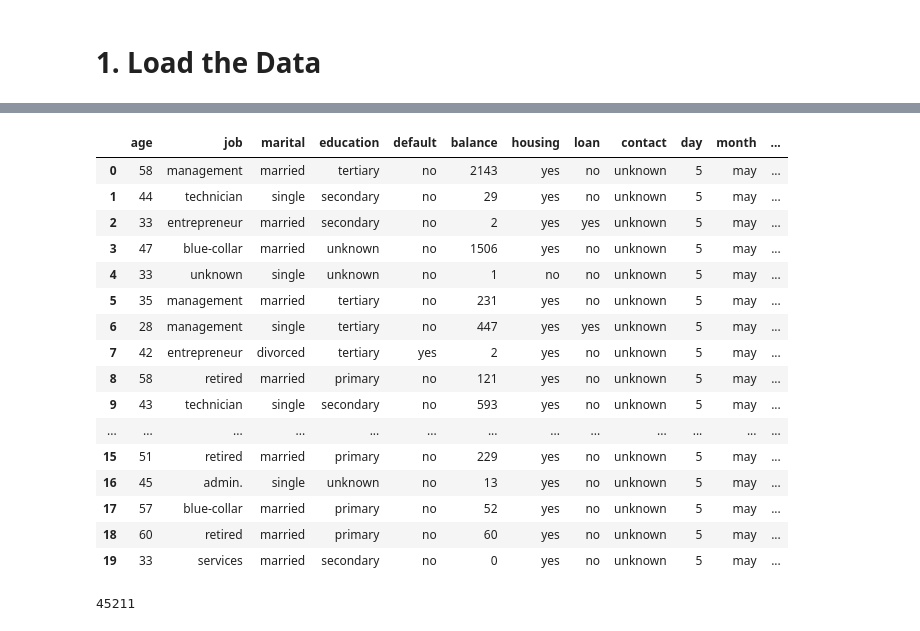
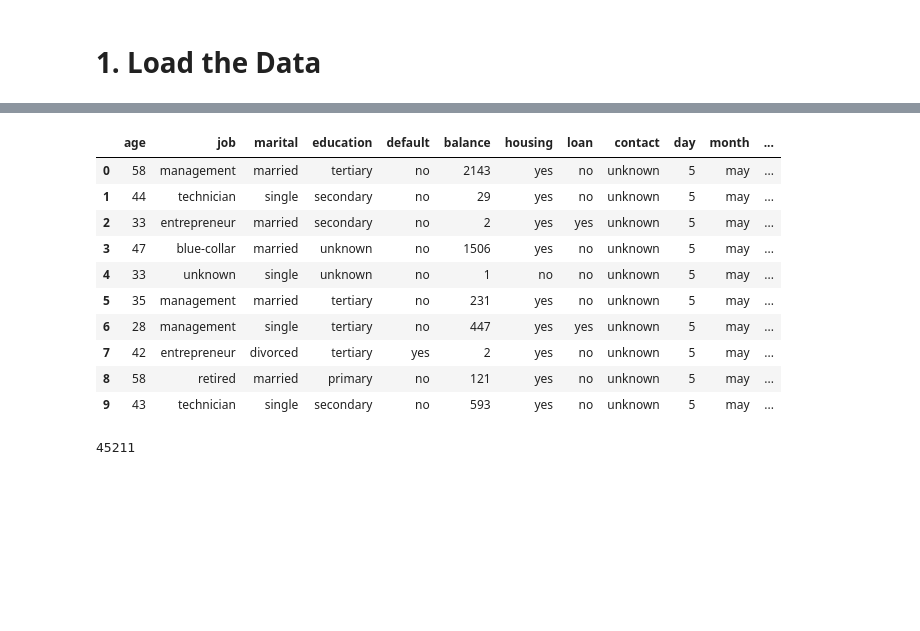
Before and after one commit to Elhamkhorasani/MLZoomCamp, a Jupyter notebook: ML_ZoomCamp_HW/03-classification.ipynb, the cells around one changed output, grey strips where cells are left out. Saved outputs shown, nothing was run; the diff lists cells and outputs as text; code cells hidden in the pictures; blank space fills up the shorter version.

```diff
--- a/ML_ZoomCamp_HW/03-classification.ipynb
+++ b/ML_ZoomCamp_HW/03-classification.ipynb
@@ -42,25 +30,21 @@ Archive:  bank-additional.zip
+# %%
+file_path = r"C:\Users\amirr\MLZoomCamp\ML_ZoomCamp_HW\bank\bank-full.csv"
 # %%
 # Load the data from the CSV file
-df = pd.read_csv('bank-full.csv', delimiter=';')
-df.head(20)
+df = pd.read_csv(file_path , delimiter=';')
+df.head(10)
 # %% [output]
 |  | age | job | marital | education | default | balance | housing | loan | contact | day | month | ... |
 | 0 | 58 | management | married | tertiary | no | 2143 | yes | no | unknown | 5 | may | ... |
 | 1 | 44 | technician | single | secondary | no | 29 | yes | no | unknown | 5 | may | ... |
 | 2 | 33 | entrepreneur | married | secondary | no | 2 | yes | yes | unknown | 5 | may | ... |
 | 3 | 47 | blue-collar | married | unknown | no | 1506 | yes | no | unknown | 5 | may | ... |
 | 4 | 33 | unknown | single | unknown | no | 1 | no | no | unknown | 5 | may | ... |
 | 5 | 35 | management | married | tertiary | no | 231 | yes | no | unknown | 5 | may | ... |
 | 6 | 28 | management | single | tertiary | no | 447 | yes | yes | unknown | 5 | may | ... |
 | 7 | 42 | entrepreneur | divorced | tertiary | yes | 2 | yes | no | unknown | 5 | may | ... |
 | 8 | 58 | retired | married | primary | no | 121 | yes | no | unknown | 5 | may | ... |
 | 9 | 43 | technician | single | secondary | no | 593 | yes | no | unknown | 5 | may | ... |
-| ... | ... | ... | ... | ... | ... | ... | ... | ... | ... | ... | ... | ... |
-| 15 | 51 | retired | married | primary | no | 229 | yes | no | unknown | 5 | may | ... |
-| 16 | 45 | admin. | single | unknown | no | 13 | yes | no | unknown | 5 | may | ... |
-| 17 | 57 | blue-collar | married | primary | no | 52 | yes | no | unknown | 5 | may | ... |
-| 18 | 60 | retired | married | primary | no | 60 | yes | no | unknown | 5 | may | ... |
-| 19 | 33 | services | married | secondary | no | 0 | yes | no | unknown | 5 | may | ... |
 # %%
 len(df)
 # %% [output]
```
Also changed, not shown: parts of 87 cells of this notebook.
